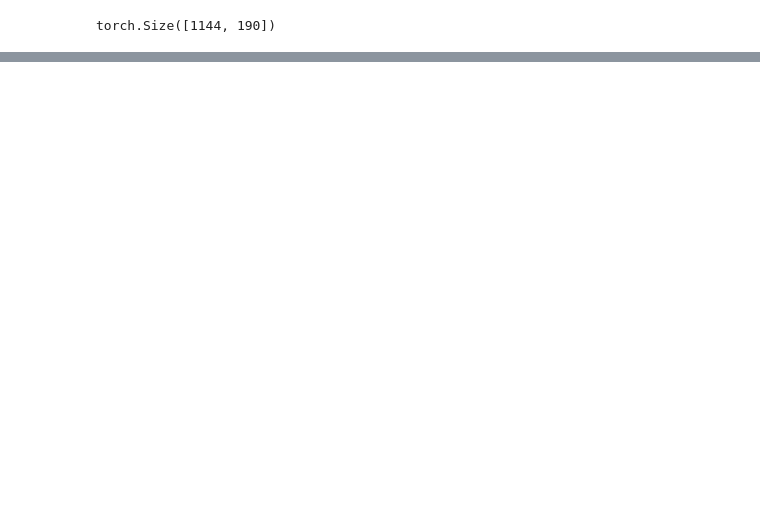
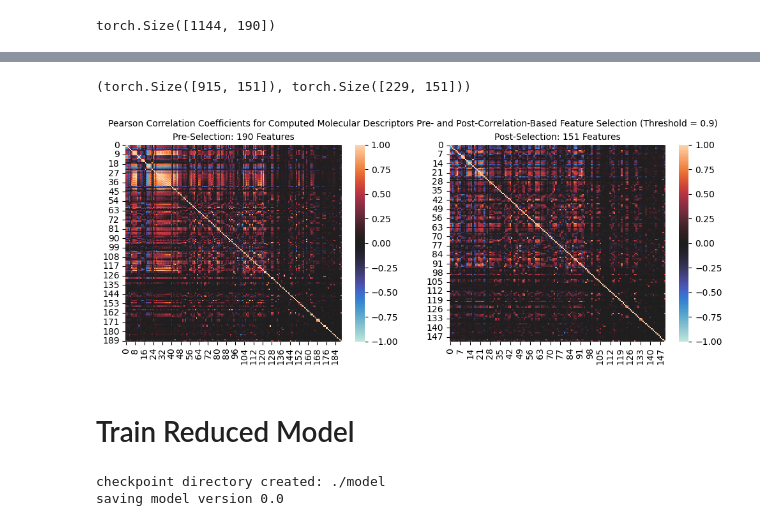
Before and after one commit to cgeils25/Chemical_Physics_and_KANs, a Jupyter notebook: notebooks/aqueous_solubility_delaney/investigating_KAN.ipynb, the cells around one changed output, grey strips where cells are left out. Drawn from its saved outputs; the diff is of its cells as text; code cells hidden in the pictures; blank space fills up the shorter version.

```diff
--- a/notebooks/aqueous_solubility_delaney/investigating_KAN.ipynb
+++ b/notebooks/aqueous_solubility_delaney/investigating_KAN.ipynb
@@ -398,0 +447,8 @@ idea: automate the training loop and experiment with different thresholds for fe
+# %%
+# filter the training and testing data to only include the retained features
+X_train_scaled_corr_filtered = X_train_scaled[:, retained_feature_idxs]
+X_test_scaled_corr_filtered = X_test_scaled[:, retained_feature_idxs]
+
+X_train_scaled_corr_filtered.shape, X_test_scaled_corr_filtered.shape
+# %% [output]
+(torch.Size([915, 151]), torch.Size([229, 151]))
@@ -398,0 +458,21 @@ idea: automate the training loop and experiment with different thresholds for fe
+# %%
+fig, ax = plt.subplots(nrows=1, ncols=2, figsize=(12, 4))
+plt.suptitle(f'Pearson Correlation Coefficients for Computed Molecular Descriptors Pre- and Post-Correlation-Based Feature Selection (Threshold = {correlation_threshold})', fontsize=10)
+
+ax[0].set_title(f'Pre-Selection: {X_train_scaled.shape[1]} Features', fontsize=10)
+sns.heatmap(data=corrcoefs, ax=ax[0], center=0, vmin=-1, vmax=1)
+
+ax[1].set_title(f'Post-Selection: {X_train_scaled_corr_filtered.shape[1]} Features', fontsize=10)
+sns.heatmap(data=torch.corrcoef(X_train_scaled_corr_filtered.T), ax=ax[1], center=0, vmin=-1, vmax=1)
+plt.show()
+# %% [output]
+[figure, added]
+# %% [markdown]
+# Train Reduced Model
+# %%
+torch.manual_seed(1738)
+
+model_reduced = KAN(width=[X_train_scaled_corr_filtered.shape[1], 1])
+# %% [output]
+checkpoint directory created: ./model
+saving model version 0.0
```
Also changed, not shown: parts of 21 cells of this notebook.
